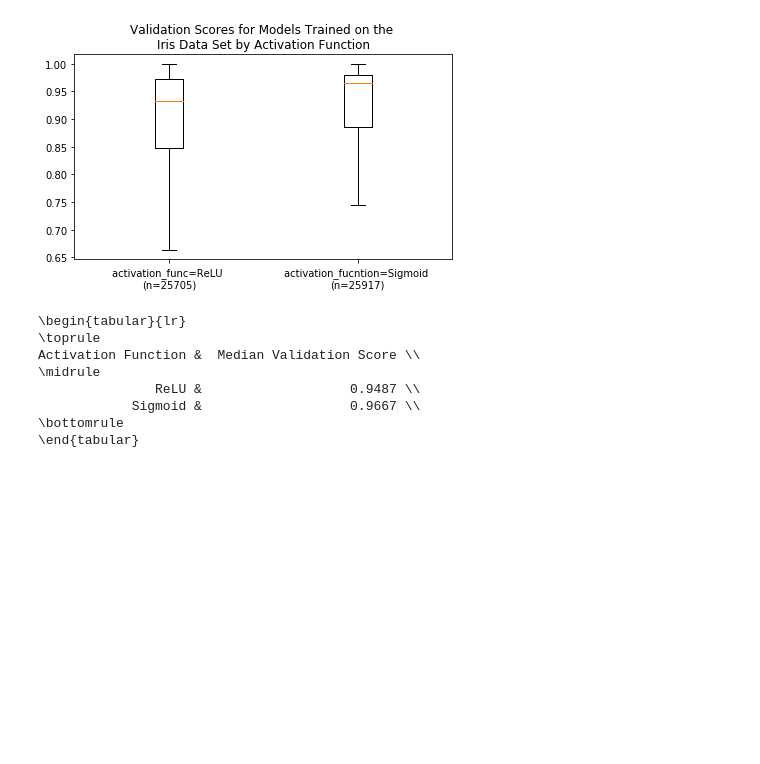
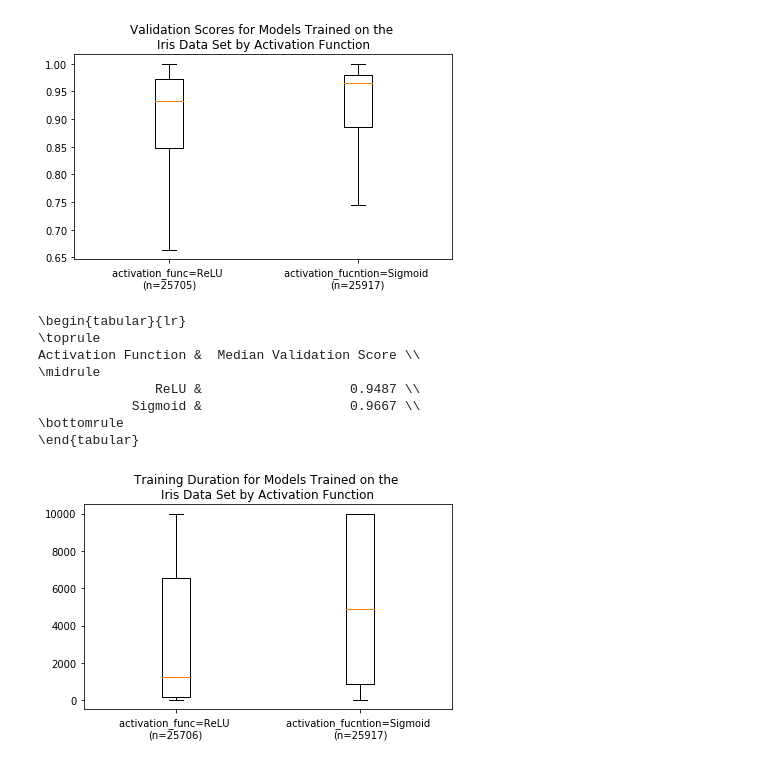
Before and after one commit to AnthonyDickson/Neural-Networks, a Jupyter notebook: notebooks/Figures for the Report.ipynb, the cells around one changed output. Cells and saved outputs as stored; diff of their text form; code cells hidden in the pictures; blank space fills up the shorter version.

```diff
--- a/notebooks/Figures for the Report.ipynb
+++ b/notebooks/Figures for the Report.ipynb
@@ -372,9 +372,11 @@ Activation Function &  Median Validation Score \\
 # %%
 fig, ax = make_n_way_boxplot(df, iris_mask(df),
                              (relu_mask(df), sigmoid_mask(df)),
                              ('activation_func=ReLU',  'activation_fucntion=Sigmoid'),
                              'n_epochs',
-                             'Validation Scores for Models Trained on the \nIris Data Set by Activation Function',
+                             'Training Duration for Models Trained on the \nIris Data Set by Activation Function',
                             double_plot=False, show_fliers=False)
 
-fig.savefig('plots/validation_scores_by_activation_func.png', bbox_inches='tight')
+fig.savefig('plots/training_duration_by_activation_func.png', bbox_inches='tight')
+# %% [output]
+[figure, added]
```
Also changed, not shown: parts of 9 cells of this notebook, 2 other files.
